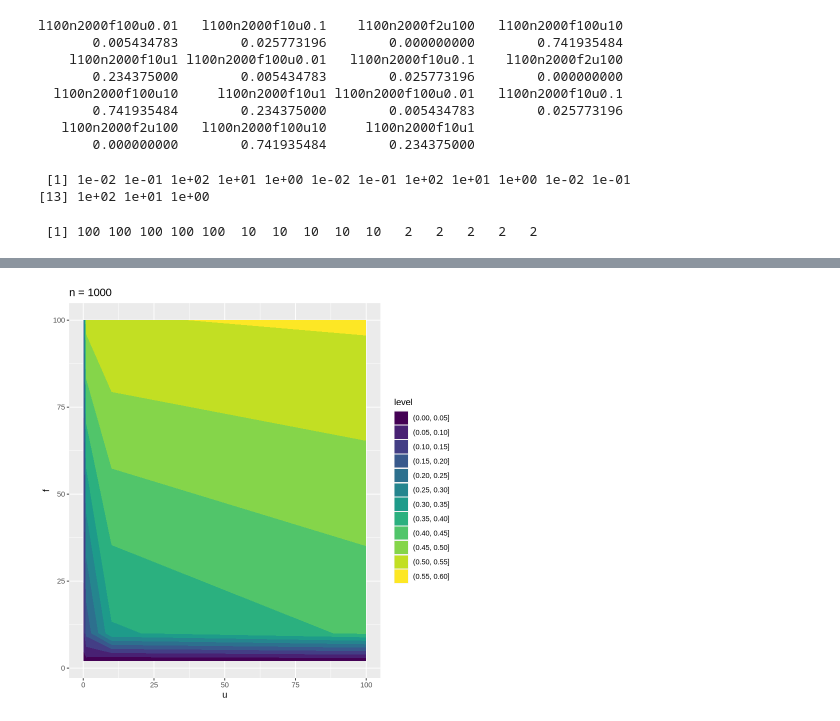
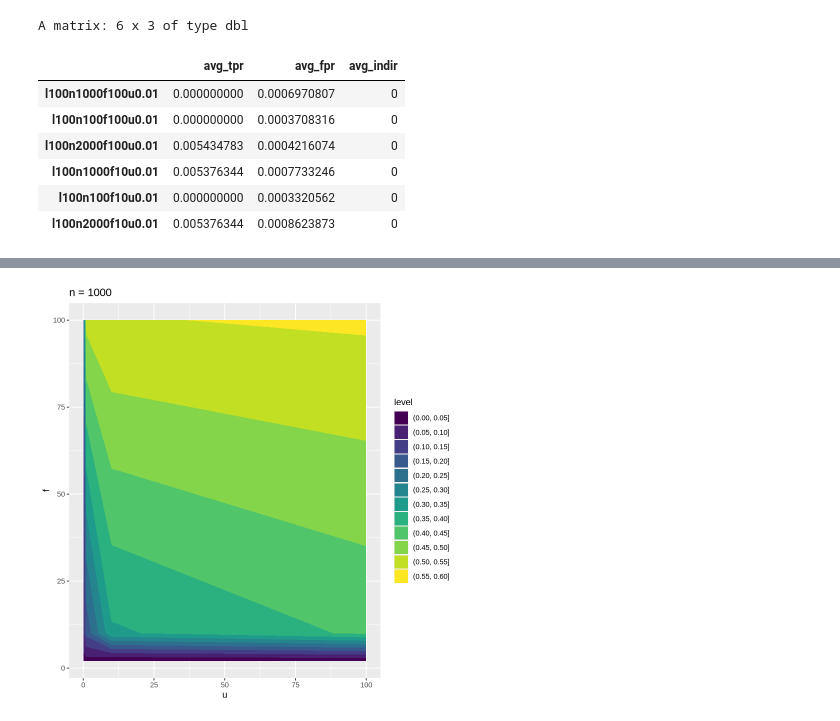
Before and after one commit to stevenpur/PhD-HBV-coevolution, a Jupyter notebook: simulation/explore_result.ipynb, the cells around one changed output, grey strips where cells are left out. Saved outputs shown, nothing was run; the diff lists cells and outputs as text; code cells hidden in the pictures.

```diff
--- a/simulation/explore_result.ipynb
+++ b/simulation/explore_result.ipynb
@@ -171,18 +129,11 @@ A matrix: 45 x 3 of type dbl
-# %%
-roc_result[grid$param_set, "avg_tpr"]
-# %% [output]
-l100n2000f100u0.01   l100n2000f10u0.1    l100n2000f2u100   l100n2000f100u10
-       0.005434783        0.025773196        0.000000000        0.741935484
-    l100n2000f10u1 l100n2000f100u0.01   l100n2000f10u0.1    l100n2000f2u100
-       0.234375000        0.005434783        0.025773196        0.000000000
-  l100n2000f100u10     l100n2000f10u1 l100n2000f100u0.01   l100n2000f10u0.1
-       0.741935484        0.234375000        0.005434783        0.025773196
-   l100n2000f2u100   l100n2000f100u10     l100n2000f10u1
-       0.000000000        0.741935484        0.234375000
-# %%
-grid$u
-grid$f
-# %% [output]
- [1] 1e-02 1e-01 1e+02 1e+01 1e+00 1e-02 1e-01 1e+02 1e+01 1e+00 1e-02 1e-01
-[13] 1e+02 1e+01 1e+00
- [1] 100 100 100 100 100  10  10  10  10  10   2   2   2   2   2
+# %%
+head(roc_result)
+# %% [output]
+A matrix: 6 x 3 of type dbl
+|  | avg_tpr | avg_fpr | avg_indir |
+| l100n1000f100u0.01 | 0.000000000 | 0.0006970807 | 0 |
+| l100n100f100u0.01 | 0.000000000 | 0.0003708316 | 0 |
+| l100n2000f100u0.01 | 0.005434783 | 0.0004216074 | 0 |
+| l100n1000f10u0.01 | 0.005376344 | 0.0007733246 | 0 |
+| l100n100f10u0.01 | 0.000000000 | 0.0003320562 | 0 |
+| l100n2000f10u0.01 | 0.005376344 | 0.0008623873 | 0 |
```
Also changed, not shown: parts of 8 cells of this notebook.
